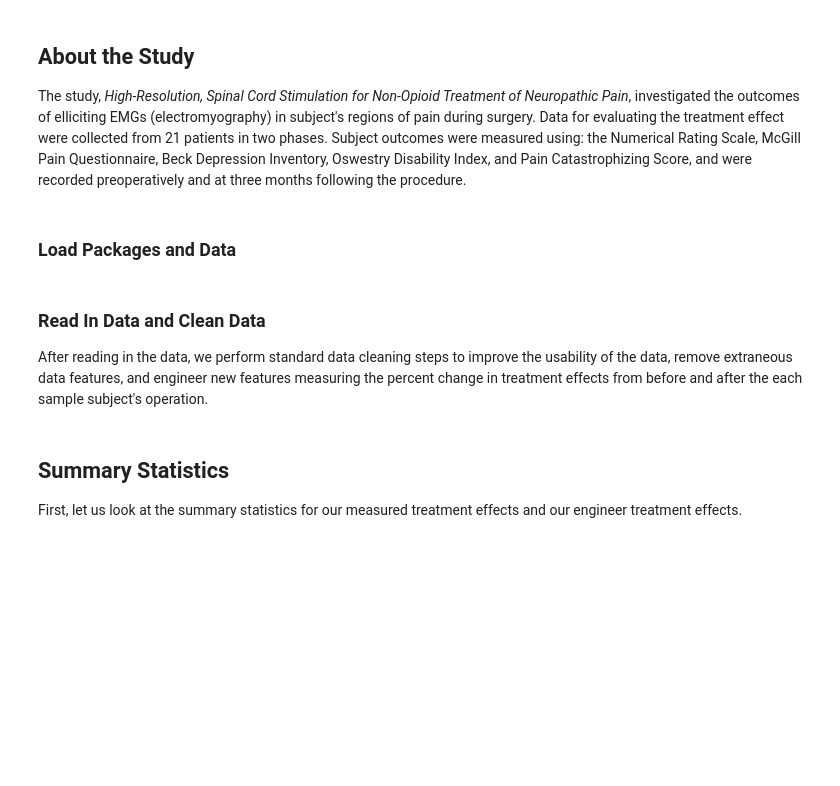
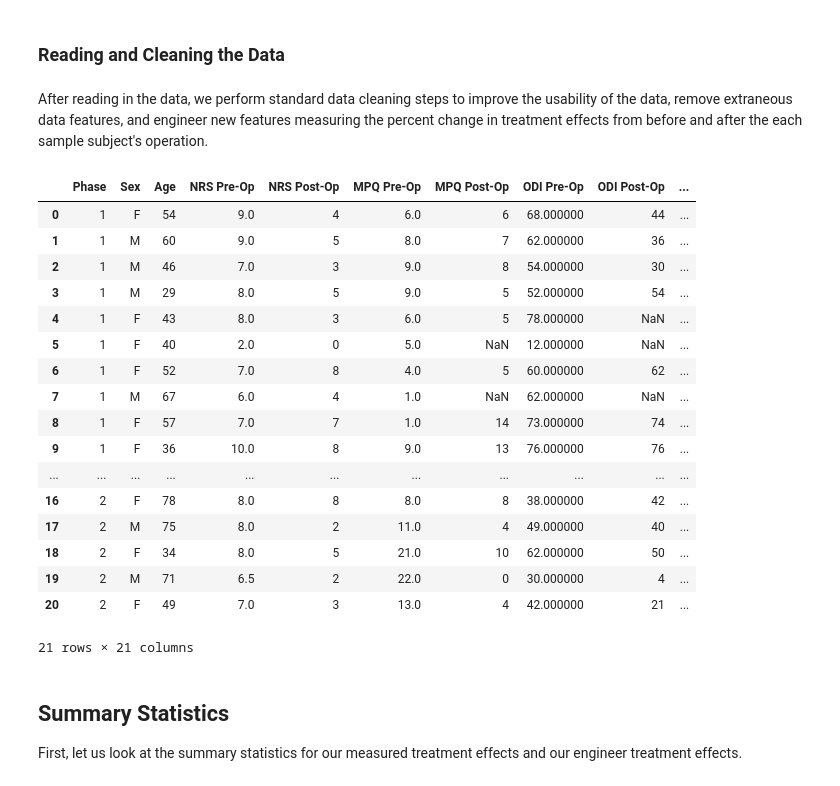
Before and after one commit to uc-cdis/containers, a Jupyter notebook: HEAL-notebooks/combined_tutorials/HDP00384_HighResSpinalCordStimulation_NeuropathicPain.ipynb, the cells around one changed output. Saved outputs shown, nothing was run; the diff lists cells and outputs as text; code cells hidden in the pictures; blank space fills up the shorter version.

Commit message:
A few cleanups to two notebooks

```diff
--- a/HEAL-notebooks/combined_tutorials/HDP00384_HighResSpinalCordStimulation_NeuropathicPain.ipynb
+++ b/HEAL-notebooks/combined_tutorials/HDP00384_HighResSpinalCordStimulation_NeuropathicPain.ipynb
@@ -23,49 +46,40 @@ Otherwise you may run the following gen3-sdk command to download the relevant fi
-# %% [markdown]
-## About the Study
-
-The study, *High-Resolution, Spinal Cord Stimulation for Non-Opioid Treatment of Neuropathic Pain*, investigated the outcomes of elliciting EMGs (electromyography) in subject's regions of pain during surgery. Data for evaluating the treatment effect were collected from 21 patients in two phases. Subject outcomes were measured using: the Numerical Rating Scale, McGill Pain Questionnaire, Beck Depression Inventory, Oswestry Disability Index, and Pain Catastrophizing Score, and were recorded preoperatively and at three months following the procedure.
 # %% [markdown]
-### Load Packages and Data
+### Reading and Cleaning the Data
-# %%
-import warnings
-import shutil
-warnings.simplefilter(action='ignore', category=FutureWarning)
-
-import pandas as pd
-import numpy as np
-import matplotlib.pyplot as plt
-from scipy import stats as stats
-import os
-
-pd.set_option('max_colwidth', 800)
-from IPython.display import Markdown, Image, display
-
-folder_path = 'img/Non-Opioid_Treatment_Analysis'
-if os.path.exists(folder_path) and os.path.isdir(folder_path):
-    shutil.rmtree(folder_path)
-    os.makedirs(folder_path)
-    print(f"A new folder - '{folder_path}' - has been created.")
-else:
-    os.makedirs(folder_path)
-    print(f"A new folder - '{folder_path}' - has been created.")
 # %% [markdown]
-### Read In Data and Clean Data
-
 After reading in the data, we perform standard data cleaning steps to improve the usability of the data, remove extraneous data features, and engineer new features measuring the percent change in treatment effects from before and after the each sample subject's operation.
 # %%
 participants_df = pd.read_excel('Microleads - Participant level data.xlsx')
 pain_scores_df = pd.read_excel('Pain-MRI scores.xlsx')
 pain_scores_df = pain_scores_df.iloc[:21, :]
 df = pd.merge(left=participants_df, right=pain_scores_df, how='left', on=['Phase', 'Patient'])
 df[list(df.select_dtypes(include='float64'))] = df[list(df.select_dtypes(include='float64'))].astype('float32')
 df.replace('-', np.nan, inplace=True)
 df.rename(columns={'NRS Pre-op': 'NRS Pre-Op', 'NRS Post-op': 'NRS Post-Op', 'MPQ pre-op': 'MPQ Pre-Op', 'MPQ post-op': 'MPQ Post-Op', 'Gender': 'Sex'}, inplace=True)
 df.drop(['Patient', 'Race', 'Ethnicity', 'Age Unit'], axis=1, inplace=True)
 
 delta_cols = ['NRS', 'MPQ', 'ODI', 'PCS', 'BDI']
 for col in delta_cols:
-    df[f'{col}_pct_change'] = np.round(100*((df[f'{col} Post-Op'] - df[f'{col} Pre-Op'])/df[f'{col} Post-Op']), 2)
+    df[f'{col}_pct_change'] = np.round(100*((df[f'{col} Post-Op'].astype('float') - df[f'{col} Pre-Op'].astype('float'))/df[f'{col} Post-Op'].astype('float')), 2)
 df.replace(np.float64('-inf'), np.nan, inplace=True)
+# %% [output]
+|  | Phase | Sex | Age | NRS Pre-Op | NRS Post-Op | MPQ Pre-Op | MPQ Post-Op | ODI Pre-Op | ODI Post-Op | ... |
+| 0 | 1 | F | 54 | 9.0 | 4 | 6.0 | 6 | 68.000000 | 44 | ... |
+| 1 | 1 | M | 60 | 9.0 | 5 | 8.0 | 7 | 62.000000 | 36 | ... |
+| 2 | 1 | M | 46 | 7.0 | 3 | 9.0 | 8 | 54.000000 | 30 | ... |
+| 3 | 1 | M | 29 | 8.0 | 5 | 9.0 | 5 | 52.000000 | 54 | ... |
+| 4 | 1 | F | 43 | 8.0 | 3 | 6.0 | 5 | 78.000000 | NaN | ... |
+| 5 | 1 | F | 40 | 2.0 | 0 | 5.0 | NaN | 12.000000 | NaN | ... |
+| 6 | 1 | F | 52 | 7.0 | 8 | 4.0 | 5 | 60.000000 | 62 | ... |
+| 7 | 1 | M | 67 | 6.0 | 4 | 1.0 | NaN | 62.000000 | NaN | ... |
+| 8 | 1 | F | 57 | 7.0 | 7 | 1.0 | 14 | 73.000000 | 74 | ... |
+| 9 | 1 | F | 36 | 10.0 | 8 | 9.0 | 13 | 76.000000 | 76 | ... |
+| ... | ... | ... | ... | ... | ... | ... | ... | ... | ... | ... |
+| 16 | 2 | F | 78 | 8.0 | 8 | 8.0 | 8 | 38.000000 | 42 | ... |
+| 17 | 2 | M | 75 | 8.0 | 2 | 11.0 | 4 | 49.000000 | 40 | ... |
+| 18 | 2 | F | 34 | 8.0 | 5 | 21.0 | 10 | 62.000000 | 50 | ... |
+| 19 | 2 | M | 71 | 6.5 | 2 | 22.0 | 0 | 30.000000 | 4 | ... |
+| 20 | 2 | F | 49 | 7.0 | 3 | 13.0 | 4 | 42.000000 | 21 | ... |
+21 rows × 21 columns
 # %% [markdown]
 ## Summary Statistics
 
```
Also changed, not shown: parts of 20 cells of this notebook, 1 other file.
